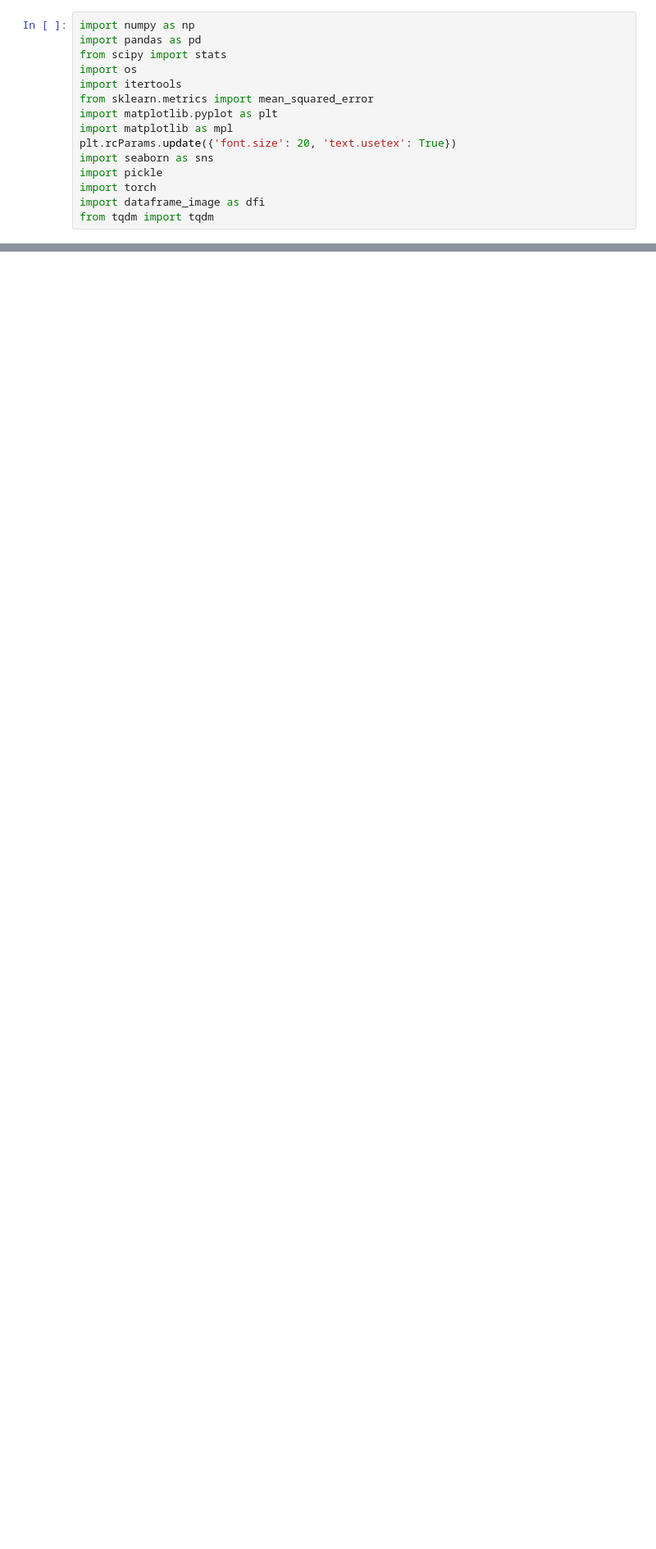
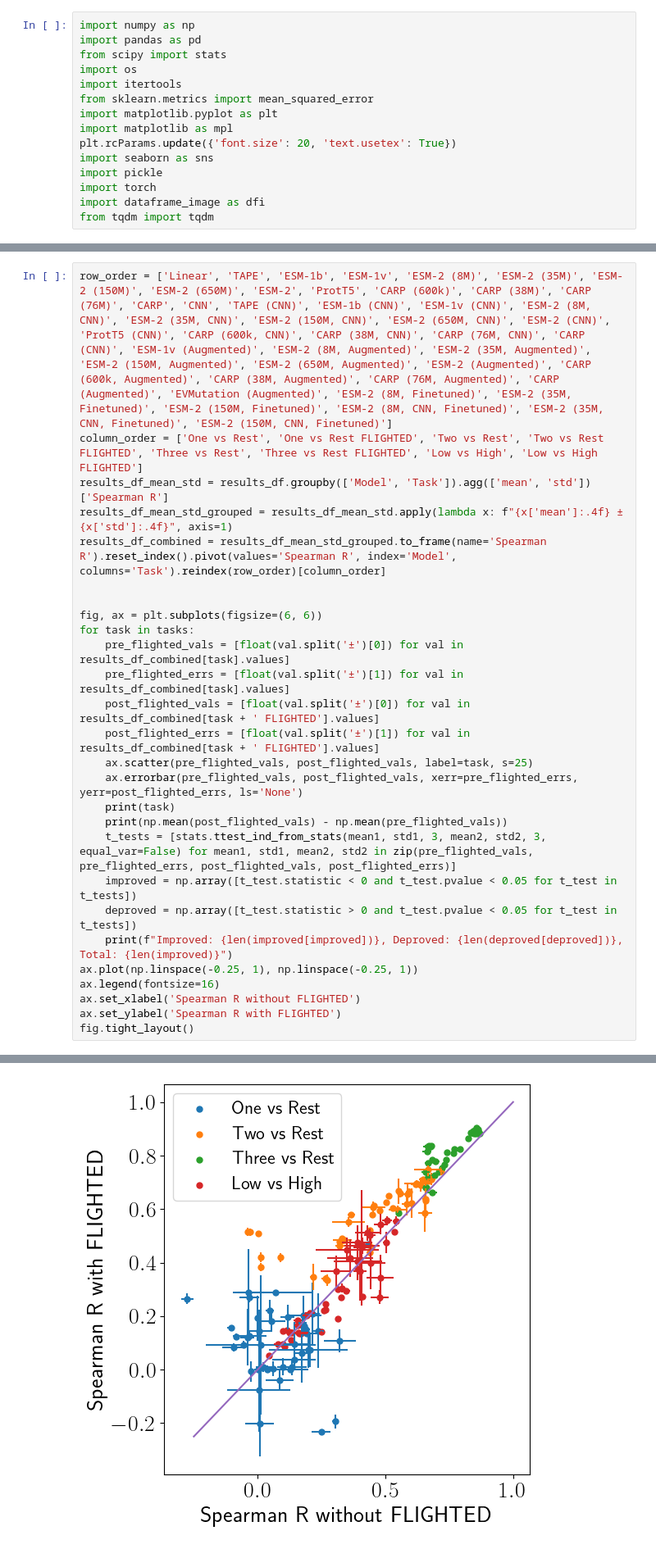
Before and after one commit to vikram-sundar/FLIGHTED_public, a Jupyter notebook: notebooks/FLIGHTED_Selection_GB1_Benchmarking.ipynb, the cells around one changed output, grey strips where cells are left out. Shown at 82% size. Drawn from its saved outputs; the diff is of its cells as text; blank space fills up the shorter version.

```diff
--- a/notebooks/FLIGHTED_Selection_GB1_Benchmarking.ipynb
+++ b/notebooks/FLIGHTED_Selection_GB1_Benchmarking.ipynb
@@ -294,0 +417,28 @@ results_df_combined_styled
+# %%
+row_order = ['Linear', 'TAPE', 'ESM-1b', 'ESM-1v', 'ESM-2 (8M)', 'ESM-2 (35M)', 'ESM-2 (150M)', 'ESM-2 (650M)', 'ESM-2', 'ProtT5', 'CARP (600k)', 'CARP (38M)', 'CARP (76M)', 'CARP', 'CNN', 'TAPE (CNN)', 'ESM-1b (CNN)', 'ESM-1v (CNN)', 'ESM-2 (8M, CNN)', 'ESM-2 (35M, CNN)', 'ESM-2 (150M, CNN)', 'ESM-2 (650M, CNN)', 'ESM-2 (CNN)', 'ProtT5 (CNN)', 'CARP (600k, CNN)', 'CARP (38M, CNN)', 'CARP (76M, CNN)', 'CARP (CNN)', 'ESM-1v (Augmented)', 'ESM-2 (8M, Augmented)', 'ESM-2 (35M, Augmented)', 'ESM-2 (150M, Augmented)', 'ESM-2 (650M, Augmented)', 'ESM-2 (Augmented)', 'CARP (600k, Augmented)', 'CARP (38M, Augmented)', 'CARP (76M, Augmented)', 'CARP (Augmented)', 'EVMutation (Augmented)', 'ESM-2 (8M, Finetuned)', 'ESM-2 (35M, Finetuned)', 'ESM-2 (150M, Finetuned)', 'ESM-2 (8M, CNN, Finetuned)', 'ESM-2 (35M, CNN, Finetuned)', 'ESM-2 (150M, CNN, Finetuned)']
+column_order = ['One vs Rest', 'One vs Rest FLIGHTED', 'Two vs Rest', 'Two vs Rest FLIGHTED', 'Three vs Rest', 'Three vs Rest FLIGHTED', 'Low vs High', 'Low vs High FLIGHTED']
+results_df_mean_std = results_df.groupby(['Model', 'Task']).agg(['mean', 'std'])['Spearman R']
+results_df_mean_std_grouped = results_df_mean_std.apply(lambda x: f"{x['mean']:.4f} ± {x['std']:.4f}", axis=1)
+results_df_combined = results_df_mean_std_grouped.to_frame(name='Spearman R').reset_index().pivot(values='Spearman R', index='Model', columns='Task').reindex(row_order)[column_order]
+
+
+fig, ax = plt.subplots(figsize=(6, 6))
+for task in tasks:
+    pre_flighted_vals = [float(val.split('±')[0]) for val in results_df_combined[task].values]
+    pre_flighted_errs = [float(val.split('±')[1]) for val in results_df_combined[task].values]
+    post_flighted_vals = [float(val.split('±')[0]) for val in results_df_combined[task + ' FLIGHTED'].values]
+    post_flighted_errs = [float(val.split('±')[1]) for val in results_df_combined[task + ' FLIGHTED'].values]
+    ax.scatter(pre_flighted_vals, post_flighted_vals, label=task, s=25)
+    ax.errorbar(pre_flighted_vals, post_flighted_vals, xerr=pre_flighted_errs, yerr=post_flighted_errs, ls='None')
+    print(task)
+    print(np.mean(post_flighted_vals) - np.mean(pre_flighted_vals))
+    t_tests = [stats.ttest_ind_from_stats(mean1, std1, 3, mean2, std2, 3, equal_var=False) for mean1, std1, mean2, std2 in zip(pre_flighted_vals, pre_flighted_errs, post_flighted_vals, post_flighted_errs)]
+    improved = np.array([t_test.statistic < 0 and t_test.pvalue < 0.05 for t_test in t_tests])
+    deproved = np.array([t_test.statistic > 0 and t_test.pvalue < 0.05 for t_test in t_tests])
+    print(f"Improved: {len(improved[improved])}, Deproved: {len(deproved[deproved])}, Total: {len(improved)}")
+ax.plot(np.linspace(-0.25, 1), np.linspace(-0.25, 1))
+ax.legend(fontsize=16)
+ax.set_xlabel('Spearman R without FLIGHTED')
+ax.set_ylabel('Spearman R with FLIGHTED')
+fig.tight_layout()
+# %% [output]
@@ -294,0 +457 @@ results_df_combined_styled
+[figure, added]
```
Also changed, not shown: parts of 9 cells of this notebook, 10 other files.
